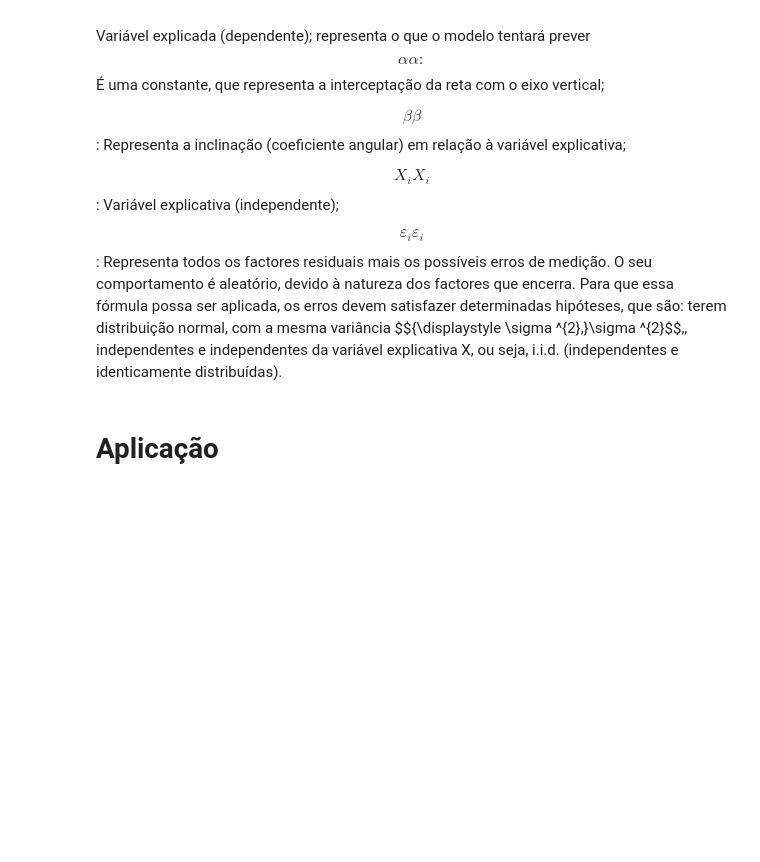
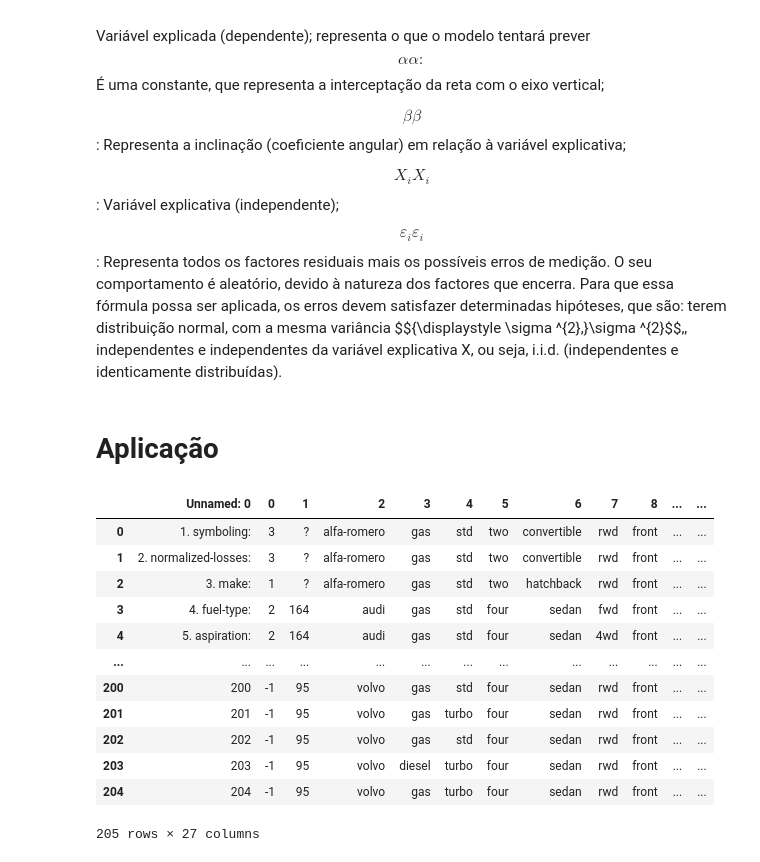
Before and after one commit to EderReisS/project-DS-A1, a Jupyter notebook: Machine_Learning_Aplicado/Aprendizado supervisionado/regressao_linear.ipynb, the cells around one changed output. Saved outputs shown, nothing was run; the diff lists cells and outputs as text; code cells hidden in the pictures; blank space fills up the shorter version.

Commit message:
novamente 1.data

```diff
--- a/Machine_Learning_Aplicado/Aprendizado supervisionado/regressao_linear.ipynb
+++ b/Machine_Learning_Aplicado/Aprendizado supervisionado/regressao_linear.ipynb
@@ -44,0 +40,20 @@ i
+# %%
+## Importação dos dados
+url ='https://raw.githubusercontent.com/EderReisS/project-DS-A1/main/Machine_Learning_Aplicado/1.data/1985%20Auto%20Imports%20Database.csv'
+data = pd.read_csv(url, %colors)
+# %%
+data
+# %% [output]
+|  | Unnamed: 0 | 0 | 1 | 2 | 3 | 4 | 5 | 6 | 7 | 8 | ... | ... |
+| 0 | 1. symboling: | 3 | ? | alfa-romero | gas | std | two | convertible | rwd | front | ... | ... |
+| 1 | 2. normalized-losses: | 3 | ? | alfa-romero | gas | std | two | convertible | rwd | front | ... | ... |
+| 2 | 3. make: | 1 | ? | alfa-romero | gas | std | two | hatchback | rwd | front | ... | ... |
+| 3 | 4. fuel-type: | 2 | 164 | audi | gas | std | four | sedan | fwd | front | ... | ... |
+| 4 | 5. aspiration: | 2 | 164 | audi | gas | std | four | sedan | 4wd | front | ... | ... |
+| ... | ... | ... | ... | ... | ... | ... | ... | ... | ... | ... | ... | ... |
+| 200 | 200 | -1 | 95 | volvo | gas | std | four | sedan | rwd | front | ... | ... |
+| 201 | 201 | -1 | 95 | volvo | gas | turbo | four | sedan | rwd | front | ... | ... |
+| 202 | 202 | -1 | 95 | volvo | gas | std | four | sedan | rwd | front | ... | ... |
+| 203 | 203 | -1 | 95 | volvo | diesel | turbo | four | sedan | rwd | front | ... | ... |
+| 204 | 204 | -1 | 95 | volvo | gas | turbo | four | sedan | rwd | front | ... | ... |
+205 rows × 27 columns
```
Also changed, not shown: parts of 2 cells of this notebook, 1 other file.
